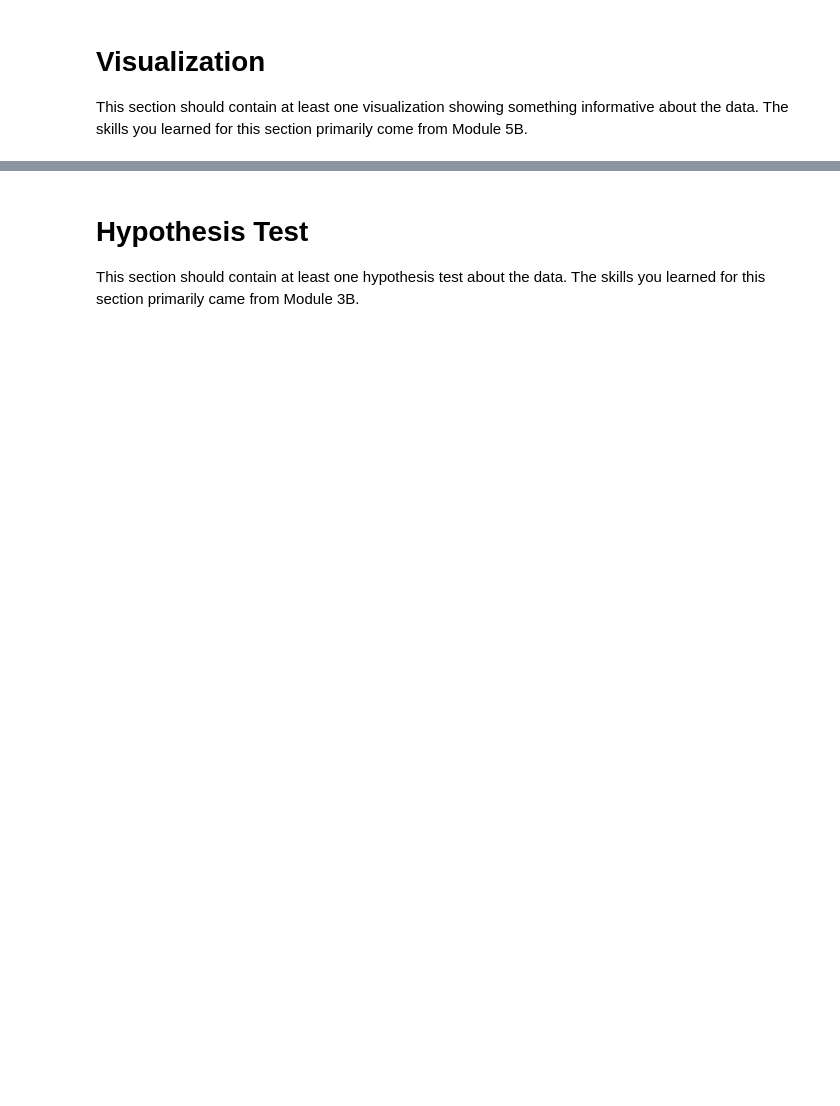
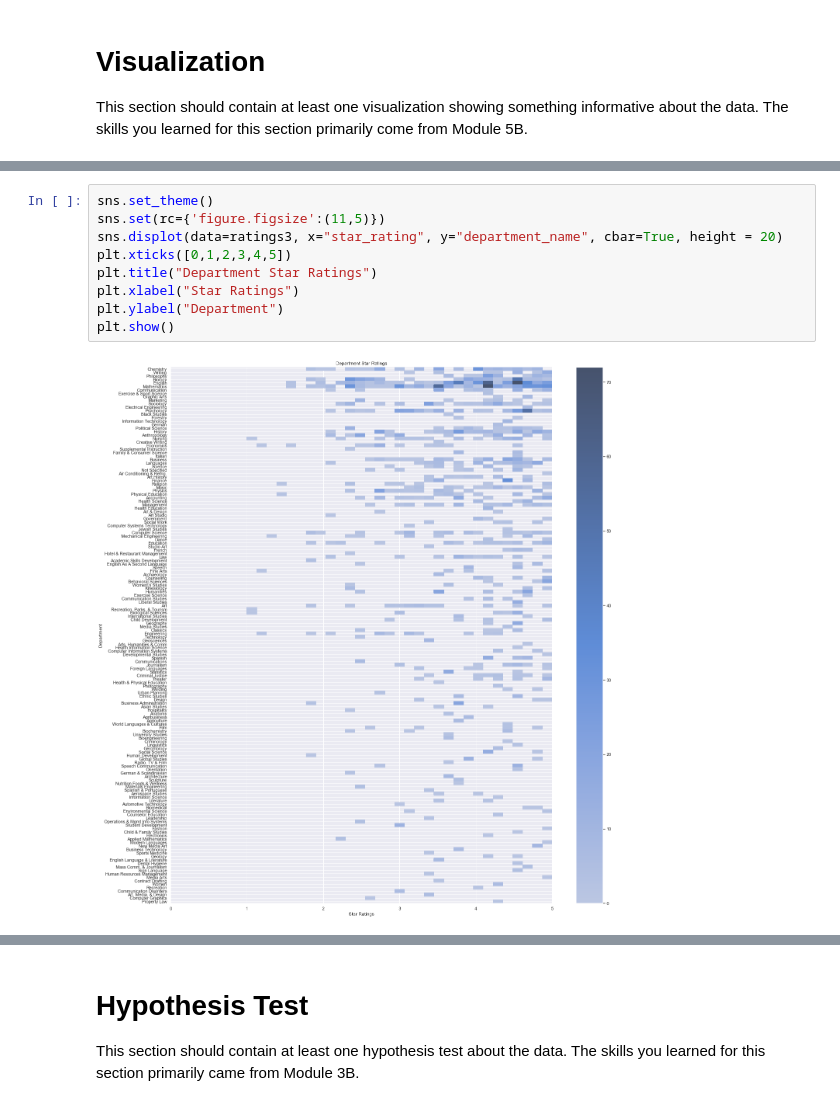
Before and after one commit to JenniferYan0430/CS216, a Jupyter notebook: final-perform.ipynb, the cells around one changed output, grey strips where cells are left out. Cells and saved outputs as stored; diff of their text form; blank space fills up the shorter version.

```diff
--- a/final-perform.ipynb
+++ b/final-perform.ipynb
@@ -95,0 +120,11 @@ This section should contain at least one visualization showing something informa
+# %%
+sns.set_theme()
+sns.set(rc={'figure.figsize':(11,5)})
+sns.displot(data=ratings3, x="star_rating", y="department_name", cbar=True, height = 20)
+plt.xticks([0,1,2,3,4,5])
+plt.title("Department Star Ratings")
+plt.xlabel("Star Ratings")
+plt.ylabel("Department")
+plt.show()
+# %% [output]
+[figure, added]
```
Also changed, not shown: parts of 14 cells of this notebook.
